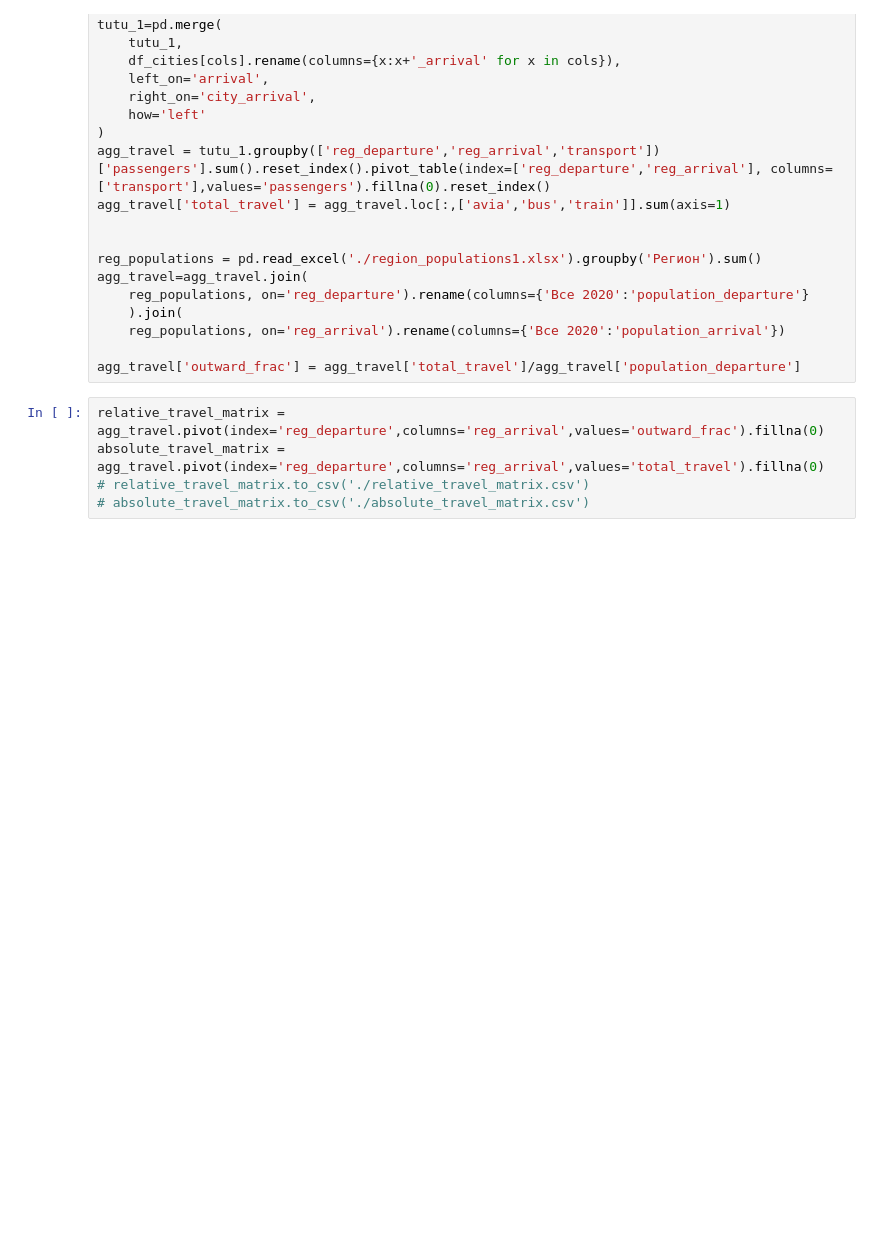
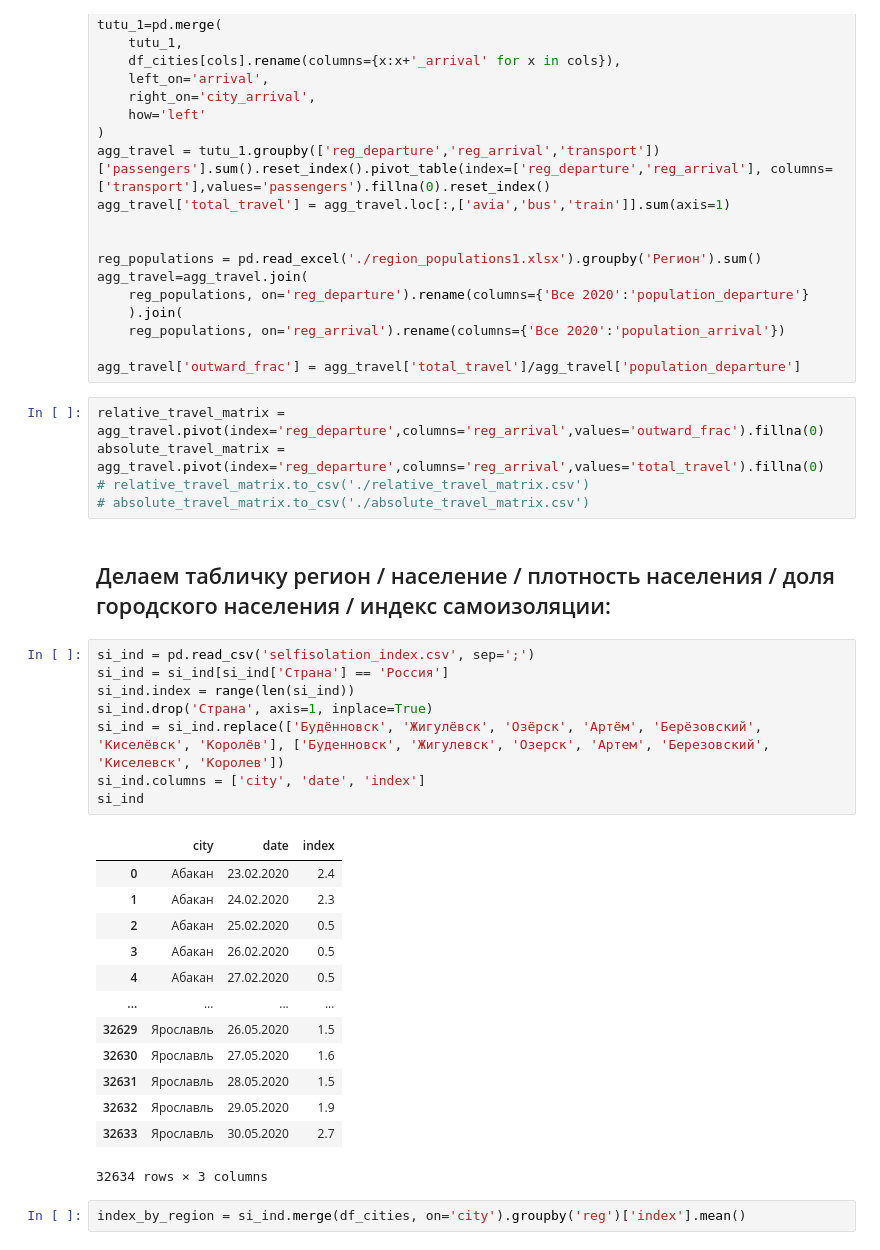
Before and after one commit to Sunamur/GraphEpidemiology, a Jupyter notebook: regions_and_cities/regions_and_cities.ipynb, the cells around one changed output. Drawn from its saved outputs; the diff is of its cells as text; blank space fills up the shorter version.

```diff
--- a/regions_and_cities/regions_and_cities.ipynb
+++ b/regions_and_cities/regions_and_cities.ipynb
@@ -228,3 +244,29 @@ relative_travel_matrix = agg_travel.pivot(index='reg_departure',columns='reg_arr
 absolute_travel_matrix = agg_travel.pivot(index='reg_departure',columns='reg_arrival',values='total_travel').fillna(0)
 # relative_travel_matrix.to_csv('./relative_travel_matrix.csv')
 # absolute_travel_matrix.to_csv('./absolute_travel_matrix.csv')
+# %% [markdown]
+## Делаем табличку регион / население / плотность населения / доля городского населения / индекс самоизоляции:
+# %%
+si_ind = pd.read_csv('selfisolation_index.csv', sep=';')
+si_ind = si_ind[si_ind['Страна'] == 'Россия']
+si_ind.index = range(len(si_ind))
+si_ind.drop('Страна', axis=1, inplace=True)
+si_ind = si_ind.replace(['Будённовск', 'Жигулёвск', 'Озёрск', 'Артём', 'Берёзовский', 'Киселёвск', 'Королёв'], ['Буденновск', 'Жигулевск', 'Озерск', 'Артем', 'Березовский', 'Киселевск', 'Королев'])
+si_ind.columns = ['city', 'date', 'index']
+si_ind
+# %% [output]
+|  | city | date | index |
+| 0 | Абакан | 23.02.2020 | 2.4 |
+| 1 | Абакан | 24.02.2020 | 2.3 |
+| 2 | Абакан | 25.02.2020 | 0.5 |
+| 3 | Абакан | 26.02.2020 | 0.5 |
+| 4 | Абакан | 27.02.2020 | 0.5 |
+| ... | ... | ... | ... |
+| 32629 | Ярославль | 26.05.2020 | 1.5 |
+| 32630 | Ярославль | 27.05.2020 | 1.6 |
+| 32631 | Ярославль | 28.05.2020 | 1.5 |
+| 32632 | Ярославль | 29.05.2020 | 1.9 |
+| 32633 | Ярославль | 30.05.2020 | 2.7 |
+32634 rows × 3 columns
+# %%
+index_by_region = si_ind.merge(df_cities, on='city').groupby('reg')['index'].mean()
```
Also changed, not shown: parts of 11 cells of this notebook, 1 other file.
